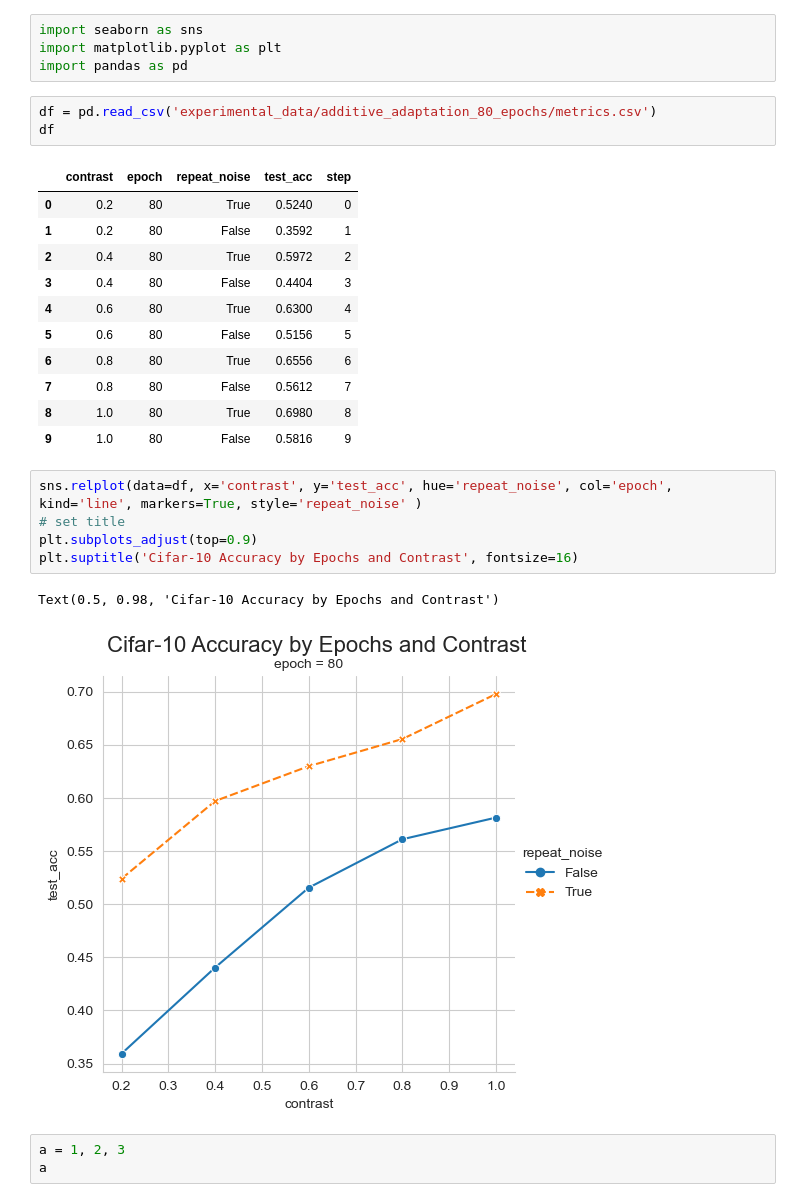
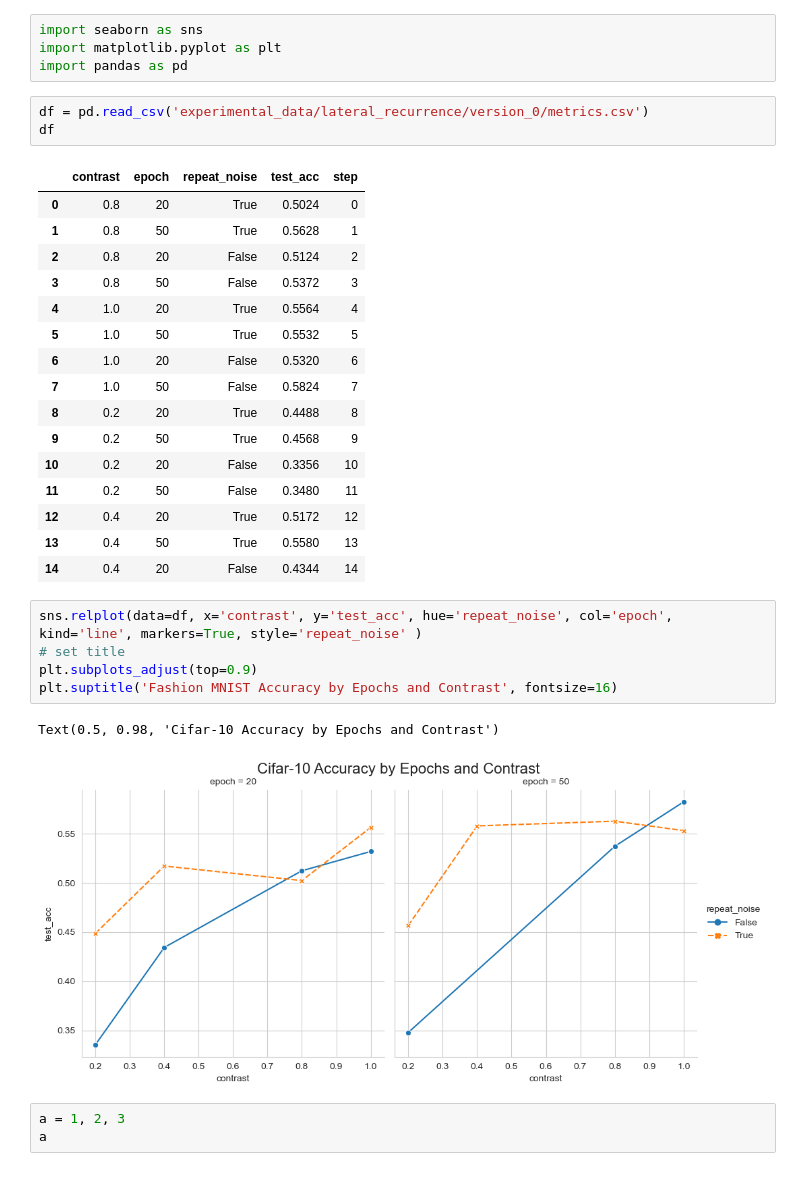
Before and after one commit to Goreg12345/temporal_adaptation_visual_cortex, a Jupyter notebook: analysis.ipynb, the cells around one changed output. Cells and saved outputs as stored; diff of their text form.

```diff
--- a/analysis.ipynb
+++ b/analysis.ipynb
@@ -3,28 +3,33 @@ import seaborn as sns
 import matplotlib.pyplot as plt
 import pandas as pd
 # %%
-df = pd.read_csv('experimental_data/additive_adaptation_80_epochs/metrics.csv')
+df = pd.read_csv('experimental_data/lateral_recurrence/version_0/metrics.csv')
 df
 # %% [output]
 |  | contrast | epoch | repeat_noise | test_acc | step |
-| 0 | 0.2 | 80 | True | 0.5240 | 0 |
-| 1 | 0.2 | 80 | False | 0.3592 | 1 |
-| 2 | 0.4 | 80 | True | 0.5972 | 2 |
-| 3 | 0.4 | 80 | False | 0.4404 | 3 |
-| 4 | 0.6 | 80 | True | 0.6300 | 4 |
-| 5 | 0.6 | 80 | False | 0.5156 | 5 |
-| 6 | 0.8 | 80 | True | 0.6556 | 6 |
-| 7 | 0.8 | 80 | False | 0.5612 | 7 |
-| 8 | 1.0 | 80 | True | 0.6980 | 8 |
-| 9 | 1.0 | 80 | False | 0.5816 | 9 |
+| 0 | 0.8 | 20 | True | 0.5024 | 0 |
+| 1 | 0.8 | 50 | True | 0.5628 | 1 |
+| 2 | 0.8 | 20 | False | 0.5124 | 2 |
+| 3 | 0.8 | 50 | False | 0.5372 | 3 |
+| 4 | 1.0 | 20 | True | 0.5564 | 4 |
+| 5 | 1.0 | 50 | True | 0.5532 | 5 |
+| 6 | 1.0 | 20 | False | 0.5320 | 6 |
+| 7 | 1.0 | 50 | False | 0.5824 | 7 |
+| 8 | 0.2 | 20 | True | 0.4488 | 8 |
+| 9 | 0.2 | 50 | True | 0.4568 | 9 |
+| 10 | 0.2 | 20 | False | 0.3356 | 10 |
+| 11 | 0.2 | 50 | False | 0.3480 | 11 |
+| 12 | 0.4 | 20 | True | 0.5172 | 12 |
+| 13 | 0.4 | 50 | True | 0.5580 | 13 |
+| 14 | 0.4 | 20 | False | 0.4344 | 14 |
 # %%
 sns.relplot(data=df, x='contrast', y='test_acc', hue='repeat_noise', col='epoch', kind='line', markers=True, style='repeat_noise' )
 # set title
 plt.subplots_adjust(top=0.9)
-plt.suptitle('Cifar-10 Accuracy by Epochs and Contrast', fontsize=16)
+plt.suptitle('Fashion MNIST Accuracy by Epochs and Contrast', fontsize=16)
 # %% [output]
 Text(0.5, 0.98, 'Cifar-10 Accuracy by Epochs and Contrast')
-[figure, old version]
+[figure, new version]
 # %%
 a = 1, 2, 3
 a
```
Also changed, not shown: 3 other files.
